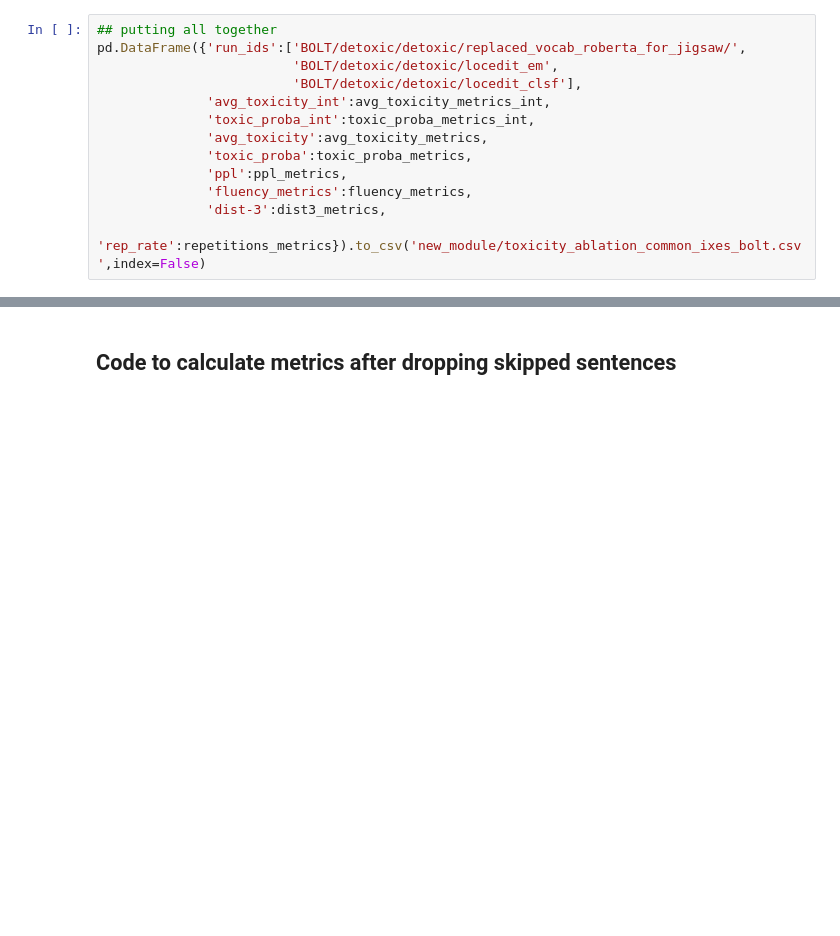
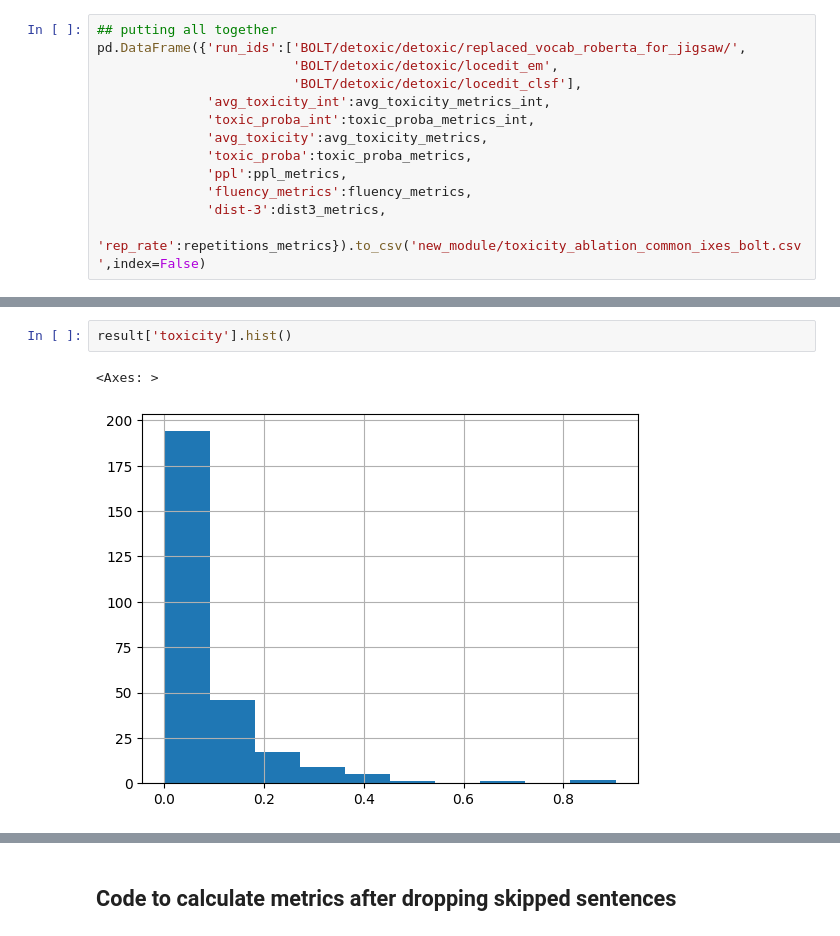
Before and after one commit to hayleyson/mucoco, a Jupyter notebook: new_module/nb_impt_ablation_table_related.ipynb, the cells around one changed output, grey strips where cells are left out. Saved outputs shown, nothing was run; the diff lists cells and outputs as text; blank space fills up the shorter version.

```diff
--- a/new_module/nb_impt_ablation_table_related.ipynb
+++ b/new_module/nb_impt_ablation_table_related.ipynb
@@ -790,0 +907,5 @@ pd.DataFrame({'run_ids':['BOLT/detoxic/detoxic/replaced_vocab_roberta_for_jigsaw
+# %%
+result['toxicity'].hist()
+# %% [output]
+<Axes: >
+[figure, added]
```
Also changed, not shown: parts of 55 cells of this notebook, 28 other files.
